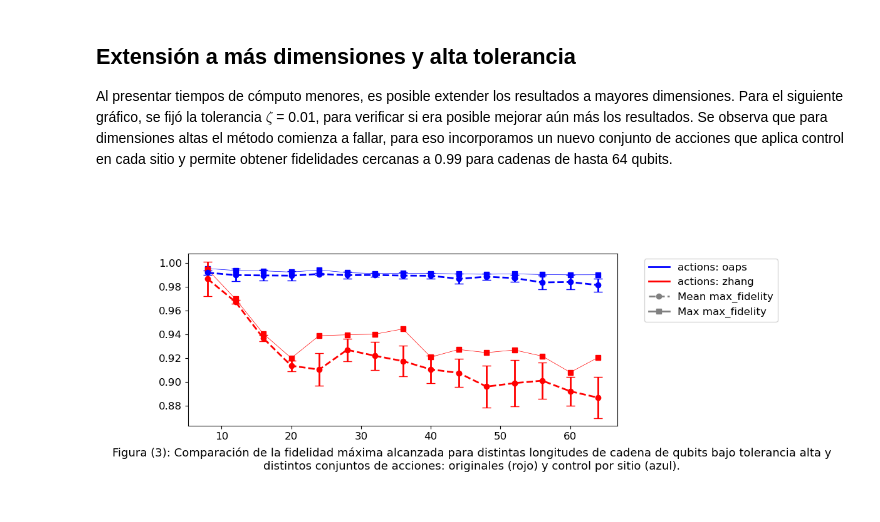
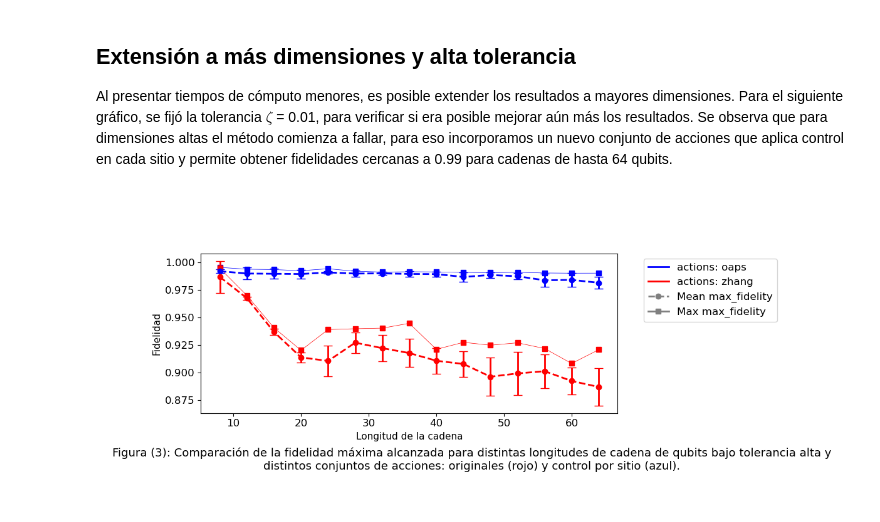
Before and after one commit to sofips/dynamic_control_for_QST, a Jupyter notebook: JAIIO_graphs.ipynb, the cells around one changed output. Drawn from its saved outputs; the diff is of its cells as text; code cells hidden in the pictures.

```diff
--- a/JAIIO_graphs.ipynb
+++ b/JAIIO_graphs.ipynb
@@ -212,15 +212,17 @@ Al presentar tiempos de cómputo menores, es posible extender los resultados a m
 # %%
 rb_zhang_ht = 'genetic_algorithm_results/rb_zhang_ht/'
 rb_oaps_ht = 'genetic_algorithm_results/rb_oaps_ht'
 plt.figure(figsize=(12,5))
 plot_metric([rb_zhang_ht,rb_oaps_ht],column='max_fidelity')
 directories = [rb_zhang_ht,rb_oaps_ht]
 get_different_parameters(directories,print_params=False)
 plt.figtext(
     0.5, 0.18,
     "Figura (3): Comparación de la fidelidad máxima alcanzada para distintas longitudes de cadena de qubits bajo tolerancia alta y distintos conjuntos de acciones: originales (rojo) y control por sitio (azul).",
     wrap=True, horizontalalignment='center', fontsize=13, ha='center', va='top'
 )
+plt.xlabel('Longitud de la cadena', fontsize=fs)
+plt.ylabel('Fidelidad', fontsize=fs)
 plt.tight_layout(pad=6.0)
 # %% [output]
-[figure, old version]
+[figure, new version]
```
Also changed, not shown: parts of 1 cell of this notebook, 1 other file.
